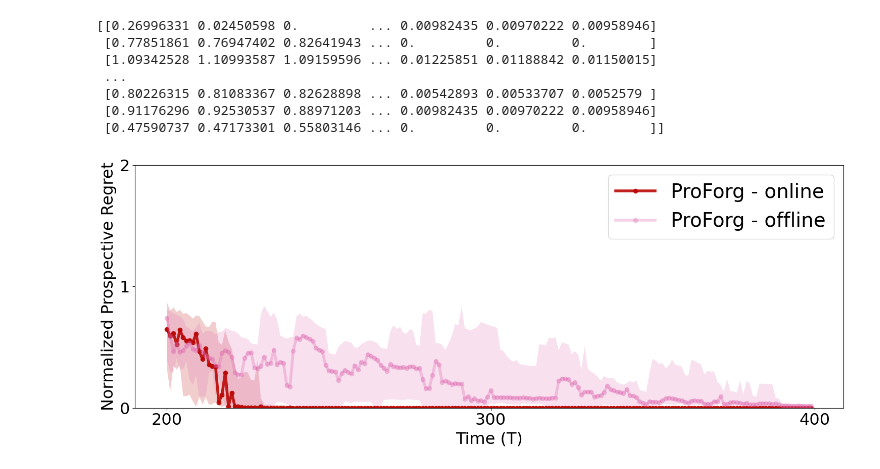
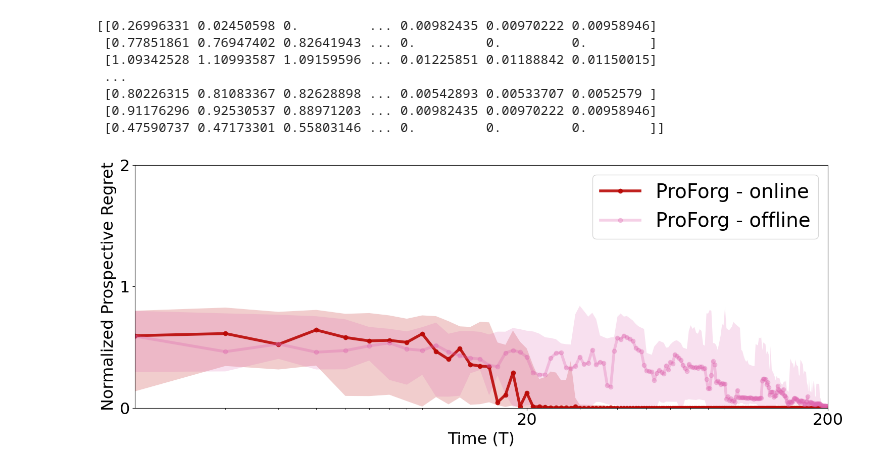
Before and after one commit to neurodata/ProspectiveForaging, a Jupyter notebook: notebooks/fig2_new.ipynb, the cells around one changed output. Cells and saved outputs as stored; diff of their text form; code cells hidden in the pictures.

Commit message:
Change xticks

```diff
--- a/notebooks/fig2_new.ipynb
+++ b/notebooks/fig2_new.ipynb
@@ -59,34 +59,35 @@ colors = {
     "PAFM_oh_NN": pafm_nn,
     "PAFM_opt_NN":pafm_nn,
     "RL_FQI":rl_fqi,
     "RL_TQL":rl_tql
           }
 
-Ts_online = np.arange(200,400,1)
+Ts_online = np.arange(200,400,1) - 200
 PREGRETS_arr = PREGRETS_arr
 median = np.median(PREGRETS_arr, axis=0)
 q25  = np.nanpercentile(PREGRETS_arr, 25, axis=0)
 q75  = np.nanpercentile(PREGRETS_arr, 75, axis=0)
 plt.plot(Ts_online, median[:200],color=colors["PVAFM_RF_online"], lw = linewidth,marker='o',alpha = 0.9,label = 'ProForg - online')
 plt.fill_between(Ts_online, q25[:200], q75[:200], color=colors["PVAFM_RF_online"], alpha=0.20, edgecolor="none")
 
 
 PREGRETS_random_arr = PREGRETS_random_arr
 median = np.median(PREGRETS_random_arr, axis=0)
 q25  = np.nanpercentile(PREGRETS_random_arr, 25, axis=0)
 q75  = np.nanpercentile(PREGRETS_random_arr, 75, axis=0)
 plt.plot(Ts_online, median[:200],color=colors["PVAFM_RF_offline"], lw = linewidth,marker='o',alpha = 0.3,label = 'ProForg - offline')
 plt.fill_between(Ts_online, q25[:200], q75[:200], color=colors["PVAFM_RF_offline"], alpha=0.20, edgecolor="none")
-
-plt.xticks([200,300,400],fontsize = fontsize-5)
+plt.xscale('log')
+plt.xticks([0,20,200],[0,20,200],fontsize = fontsize-5)
+plt.xlim([0,200])
 # plt.xticks([0,200,400],fontsize = fontsize-5)
 plt.ylim([0,2])
 plt.yticks([0,1,2],fontsize = fontsize-5)
 plt.xlabel("Time (T)",fontsize = fontsize-5)
 plt.ylabel("Normalized Prospective Regret", fontsize = fontsize-5)
 # plt.title('Prospective Regret Across Lookahead Steps - Online vs Offline',fontsize = fontsize)
 plt.legend(fontsize = fontsize)
 plt.tight_layout()
 plt.savefig('ProForg_online.png')
 # %% [output]
-[figure, old version]
+[figure, new version]
```
Also changed, not shown: 7 other files.
